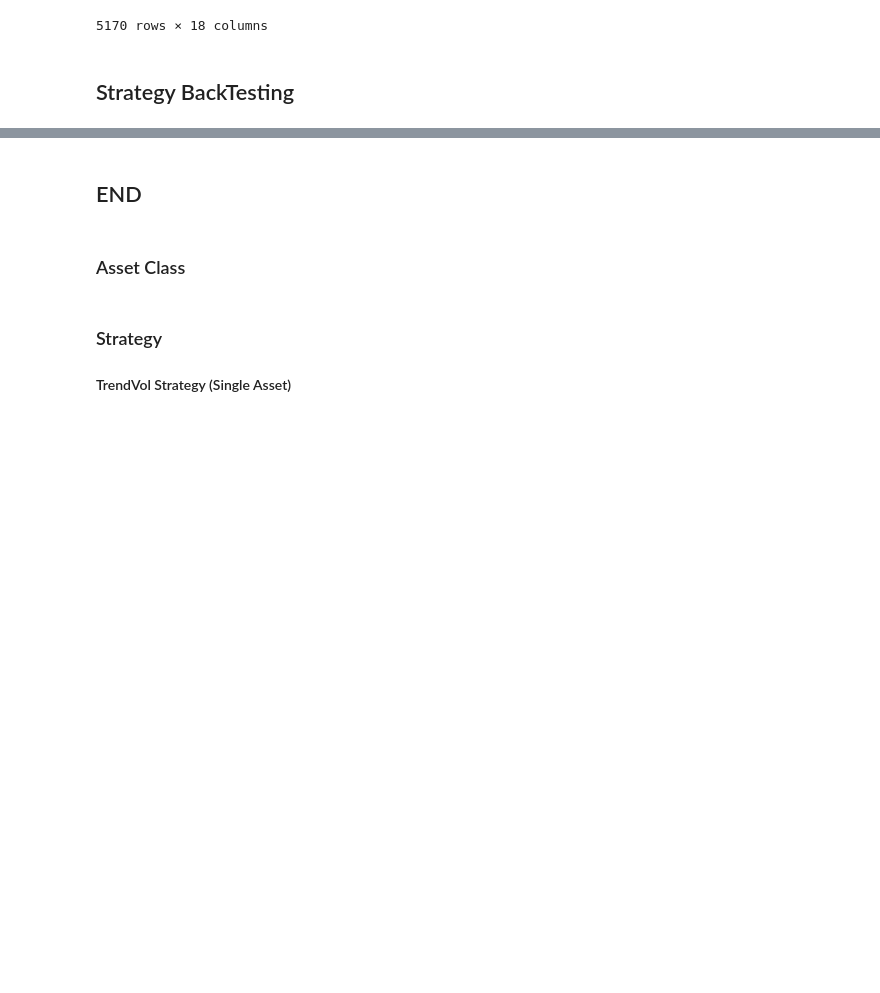
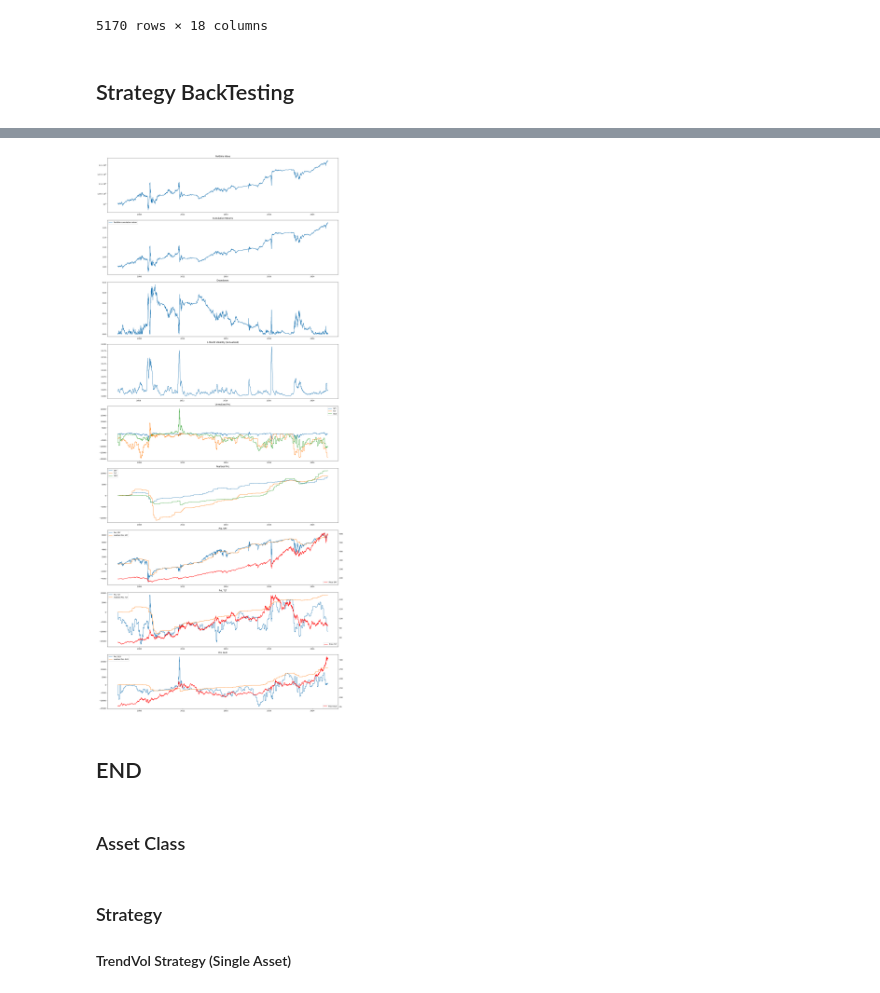
Before and after one commit to ag3nt3154/AlgoTester, a Jupyter notebook: trade_strategy_20250602 copy.ipynb, the cells around one changed output, grey strips where cells are left out. Drawn from its saved outputs; the diff is of its cells as text; code cells hidden in the pictures; blank space fills up the shorter version.

```diff
--- a/trade_strategy_20250602 copy.ipynb
+++ b/trade_strategy_20250602 copy.ipynb
@@ -251,20 +246,49 @@ class MultiAssetStrategy(BaseStrategy):
         current_capital = self.broker.getvalue()
         current_date = pd.to_datetime(self.datetime.date())
 
+        # Hierarchical Risk Parity to compute asset allocation
+        df_combined = pd.DataFrame()
+        for ticker in self.p.tickers:
+            df_data = self.dict_data[ticker]
+            df_data = df_data[df_data.index <= current_date].copy()
+            df_data = df_data.iloc[-self.p.historical_period:]
+            df_data['returns'] = df_data['close'].pct_change()
+            df_combined[ticker] = df_data['returns']
+        df_combined.dropna(inplace=True)
+
+        # Exponentially weighted covariance matrix
+        ewma_cov = risk_models.exp_cov(df_combined, returns_data=True, span=covariance_matrix_lookback)
+
+        # Ledoit Wolf shrinkage
+        ledoit_wolf_cov = risk_models.CovarianceShrinkage(
+            prices=df_combined.iloc[-covariance_matrix_lookback:],
+            returns_data=True
+        ).ledoit_wolf()
+        cov = (ledoit_wolf_cov + ewma_cov) / 2
+
+        # HRP
+        hrpopt = HRPOpt(
+            cov_matrix=cov
+        )
+        asset_allocation_weights = hrpopt.optimize()
+        # print(asset_allocation_weights)
+
+        ret_forecast_adjustment = dict()
+        var_forecast_adjustment = dict()
 
         for ticker in self.p.tickers:
-            print(ticker)
+            # print(ticker)
 
             # compute positions
             df_data = self.dict_data[ticker]
             df_data = df_data[df_data.index <= current_date].copy()
-            print(f'current date: {current_date}')
-            print(f'df_data shape: {df_data.shape}')
-            print(df_data.index.to_list()[0])
+            # print(f'current date: {current_date}')
+            # print(f'df_data shape: {df_data.shape}')
+            # print(df_data.index.to_list()[0])
 
             # Limit to lookback period
             df_data = df_data.iloc[-self.p.historical_period:]
-            print(f'df_data shape: {df_data.shape}')
+            # print(f'df_data shape: {df_data.shape}')
 
             # forecast forward returns and volatility
             X_features = [f'MA_{period}' for period in self.p.lookback_periods]
@@ -274,12 +298,12 @@ class MultiAssetStrategy(BaseStrategy):
 
             y_features = ['var_forward', 'ret_forward']
 
-            print(X_features + y_features)
-            print(df_data.columns)
+            # print(X_features + y_features)
+            # print(df_data.columns)
             df_train = df_data[X_features + y_features].copy()
             df_train = df_train.dropna()
 
-            print(df_train.shape[0])
+            # print(df_train.shape[0])
 
             X_scaler = MinMaxScaler()
             df_train[X_features] = X_scaler.fit_transform(df_train[X_features])
@@ -296,17 +320,40 @@ class MultiAssetStrategy(BaseStrategy):
             X_test = df_data[X_features].iloc[-1:]
             X_test[X_features] = X_scaler.transform(X_test[X_features])
             scaled_forecast = forecast_model.predict(X_test)
-            forecast = y_scaler.inverse_transform(scaled_forecast)
-            print(forecast, df_data)
-            print(y_scaler.transform(df_data[y_features].iloc[-1:]))
+            # forecast = y_scaler.inverse_transform(scaled_forecast)
+            forecast = scaled_forecast
+            ret_forecast = forecast[0][1]
+            var_forecast = forecast[0][0]
+
+            ret_forecast_adjustment[ticker] = ret_forecast
+
+            # var_allocation = vol_target ** 2 / var_forecast
+            # var_allocation = min(var_allocation, 1)
+            var_allocation = np.clip(var_forecast, 0, 1)
+            var_forecast_adjustment[ticker] = var_allocation
+
+        # # adjust by return forecast
+        # for ticker in self.p.tickers:
+        #     asset_allocation_weights[ticker] *= ret_forecast_adjustment[ticker]
+
+        # normalize
+        sum_weights = sum(asset_allocation_weights.values())
+        for ticker in self.p.tickers:
+            asset_allocation_weights[ticker] /= sum_weights
+
+        # adjust by volatility forecast
+        for ticker in self.p.tickers:
+            asset_allocation_weights[ticker] *= var_forecast_adjustment[ticker]
+
+        print(var_forecast_adjustment)
 
 
-
+        for ticker in self.p.tickers:
 
 
             data = self.getdatabyname(ticker)
             current_position = self.broker.getposition(data).size
-            ticker_capital = current_capital * 0.25
+            ticker_capital = current_capital * asset_allocation_weights[ticker]
 
             target_position = ticker_capital / self.data.close[0]
             # Submit order
@@ -358,4 +405,5 @@ for key in results:
     print(f"{key}: {results[key]:.2f}")
 
 btr.plot_results()
+# assert False
 # %% [output]
@@ -380,3 +427,4 @@ KeyboardInterrupt:
+[figure, added]
 # %% [markdown]
 ## END
 # %% [markdown]
```
Also changed, not shown: parts of 4 cells of this notebook, 27 other files.
